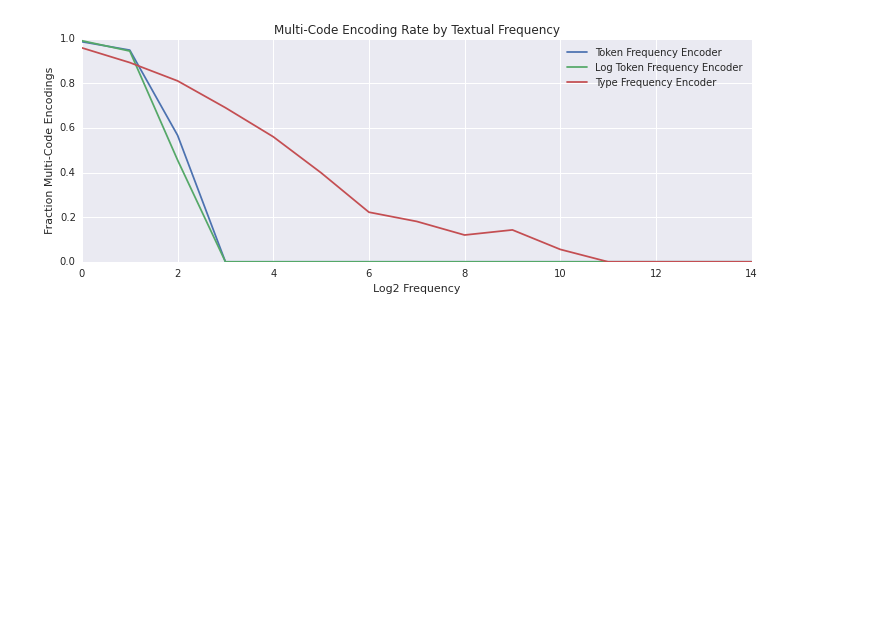
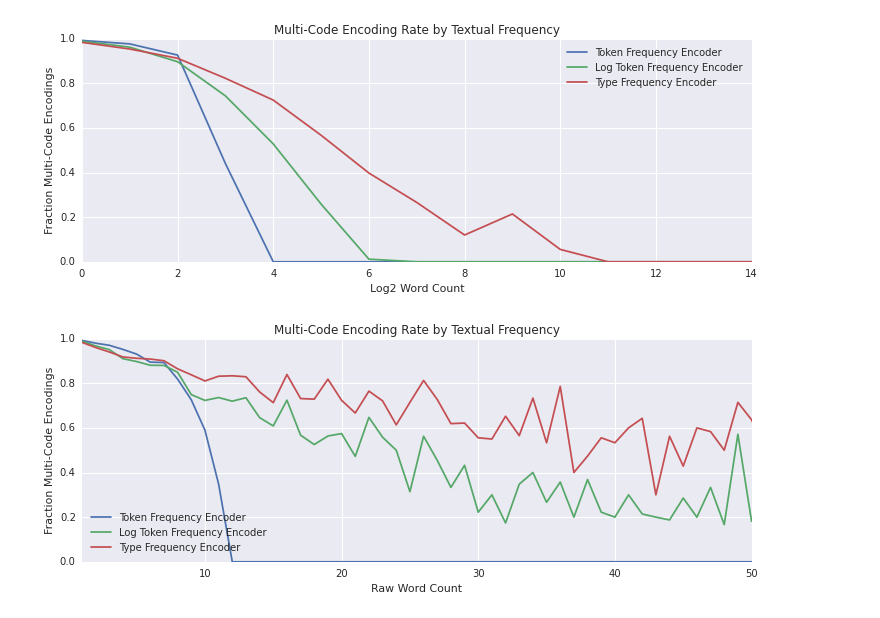
Before and after one commit to jeffschecter/sandbox, a Jupyter notebook: Byte Pair Encoding.ipynb, the cells around one changed output. Saved outputs shown, nothing was run; the diff lists cells and outputs as text; code cells hidden in the pictures; blank space fills up the shorter version.

```diff
--- a/Byte Pair Encoding.ipynb
+++ b/Byte Pair Encoding.ipynb
@@ -181,3 +235,5 @@ lbpe = BytePairEncoder(freq_transform=np.log).fit(moby_txt)
 # %%
+bpe = BytePairEncoder().fit(moby_txt)
+lbpe = BytePairEncoder(freq_transform=lambda freq: np.log(freq) + 1).fit(moby_txt)
 ubpe = BytePairEncoder(freq_transform=lambda freq: np.minimum(freq, 1)).fit(moby_txt)
 # %%
@@ -217,10 +283,20 @@ plt.show()
 # %%
 to_plot = freqs.groupby(np.log2(freqs.freq).astype(int)).agg(lambda x: np.mean(x > 1))[["n_bpe", "n_lbpe", "n_ubpe"]]
 to_plot.columns = ["Token Frequency Encoder", "Log Token Frequency Encoder", "Type Frequency Encoder"]
 to_plot.plot()
-plt.xlabel("Log2 Frequency")
+plt.xlabel("Log2 Word Count")
 plt.ylabel("Fraction Multi-Code Encodings")
 plt.title("Multi-Code Encoding Rate by Textual Frequency")
 plt.show()
+
+to_plot = freqs.groupby(freqs.freq).agg(lambda x: np.mean(x > 1))[["n_bpe", "n_lbpe", "n_ubpe"]]
+to_plot.columns = ["Token Frequency Encoder", "Log Token Frequency Encoder", "Type Frequency Encoder"]
+to_plot.plot()
+plt.xlabel("Raw Word Count")
+plt.ylabel("Fraction Multi-Code Encodings")
+plt.title("Multi-Code Encoding Rate by Textual Frequency")
+plt.xlim(1, 50)
+plt.show()
 # %% [output]
-[figure, old version]
+[figure, new version]
+[figure, added]
```
Also changed, not shown: parts of 13 cells of this notebook.
